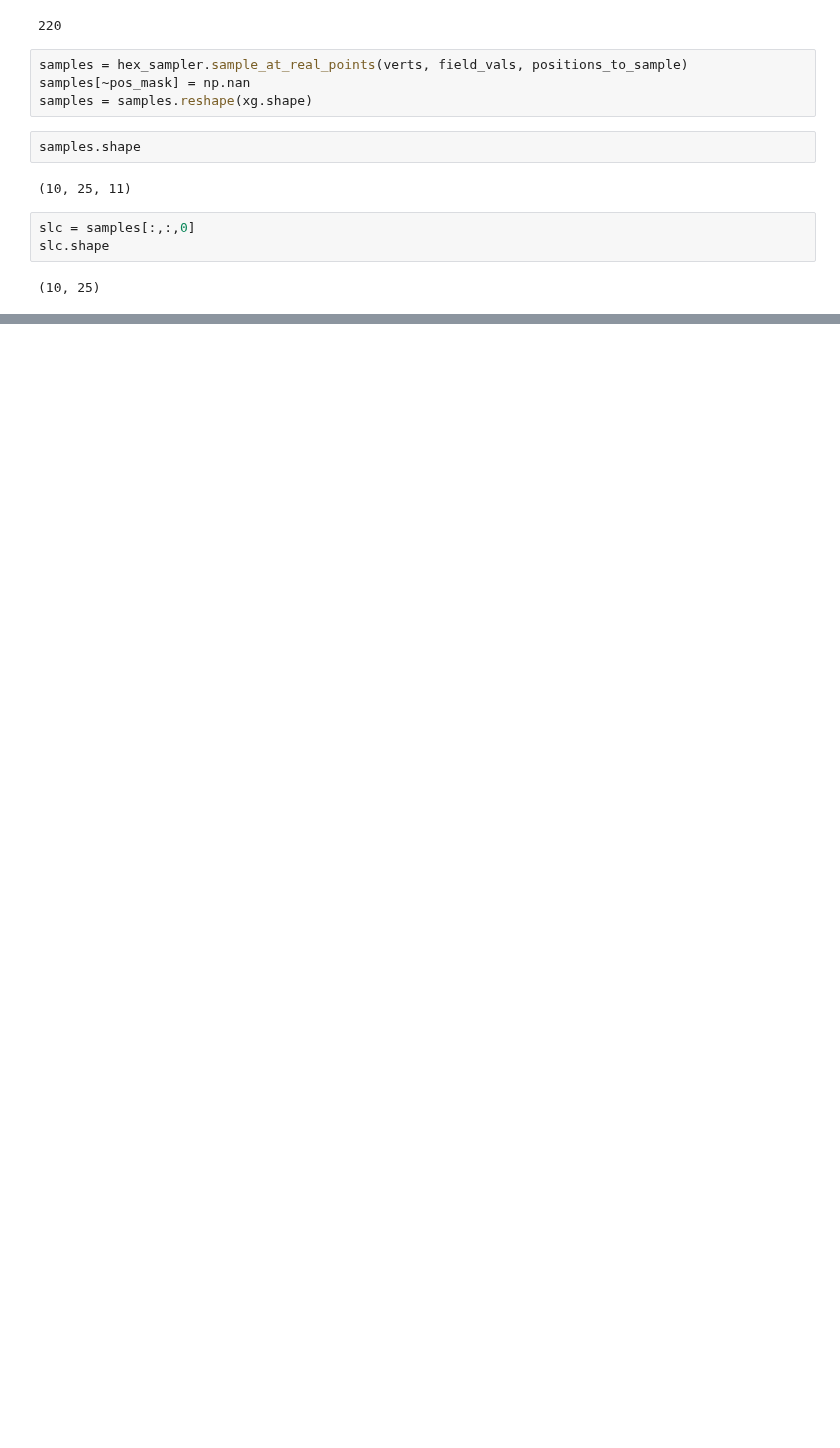
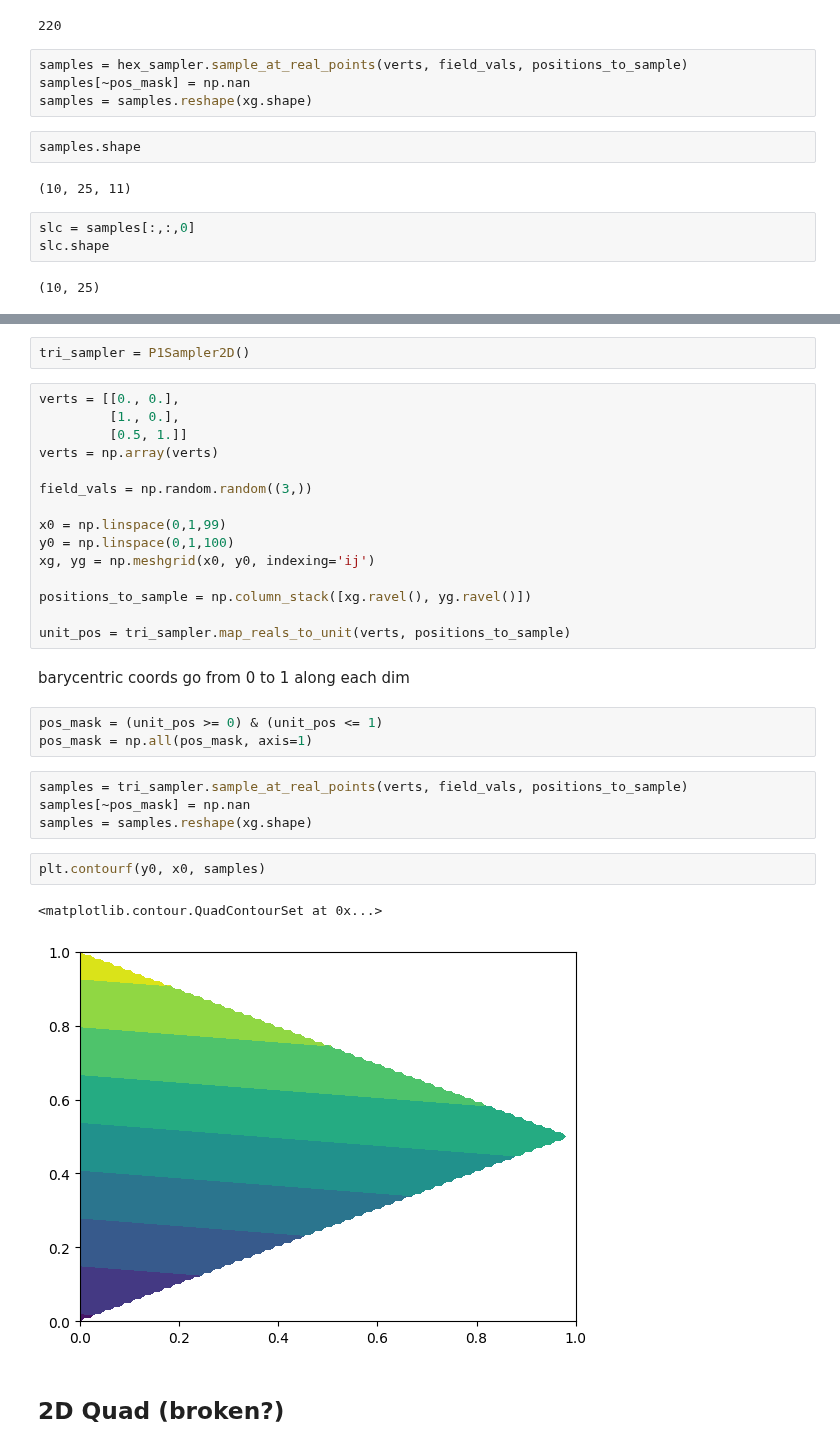
Before and after one commit to chrishavlin/yt_scratch, a Jupyter notebook: notebooks/dev/mesh_stuff.ipynb, the cells around one changed output, grey strips where cells are left out. Saved outputs shown, nothing was run; the diff lists cells and outputs as text; blank space fills up the shorter version.

```diff
--- a/notebooks/dev/mesh_stuff.ipynb
+++ b/notebooks/dev/mesh_stuff.ipynb
@@ -143,3 +143,36 @@ do we need a dummy 3rd dim?
+# %%
+tri_sampler = P1Sampler2D()
+# %%
+verts = [[0., 0.],
+         [1., 0.],
+         [0.5, 1.]]
+verts = np.array(verts)
+
+field_vals = np.random.random((3,))
+
+x0 = np.linspace(0,1,99)
+y0 = np.linspace(0,1,100)
+xg, yg = np.meshgrid(x0, y0, indexing='ij')
+
+positions_to_sample = np.column_stack([xg.ravel(), yg.ravel()])
+
+unit_pos = tri_sampler.map_reals_to_unit(verts, positions_to_sample)
+# %% [markdown]
+barycentric coords go from 0 to 1 along each dim
+# %%
+pos_mask = (unit_pos >= 0) & (unit_pos <= 1)
+pos_mask = np.all(pos_mask, axis=1)
+# %%
+samples = tri_sampler.sample_at_real_points(verts, field_vals, positions_to_sample)
+samples[~pos_mask] = np.nan
+samples = samples.reshape(xg.shape)
+# %%
+plt.contourf(y0, x0, samples)
+# %% [output]
+<matplotlib.contour.QuadContourSet at 0x...>
+[figure, added]
+# %% [markdown]
+## 2D Quad (broken?)
 # %%
 import numpy as np
 from yt.utilities.lib.element_mappings import Q1Sampler2D
```
Also changed, not shown: parts of 12 cells of this notebook.
